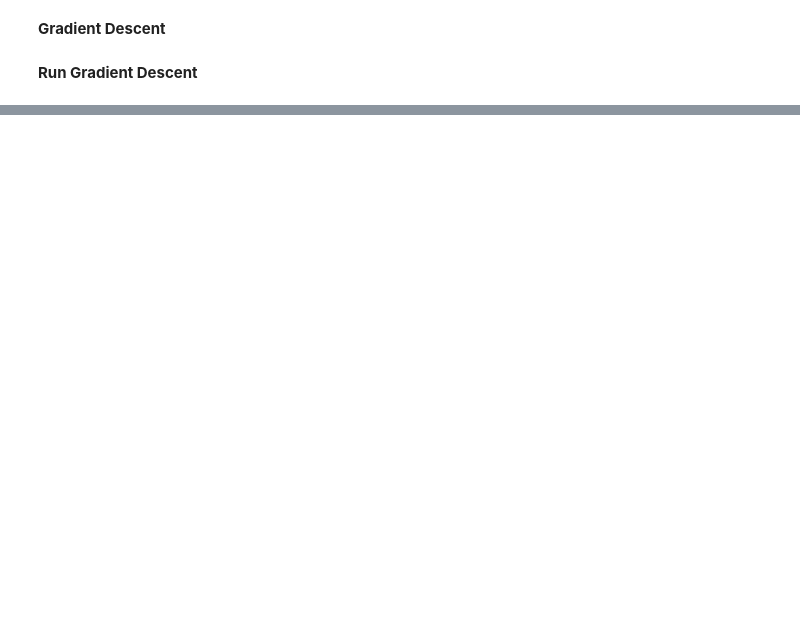
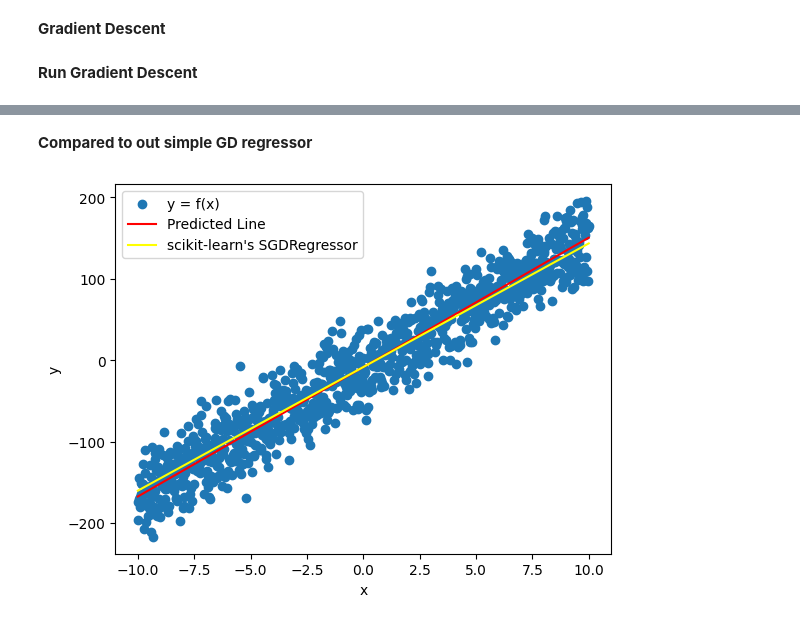
Before and after one commit to AblRhi/ML-Roadmap, a Jupyter notebook: 01_Regression/Gradient_Descent.ipynb, the cells around one changed output, grey strips where cells are left out. Drawn from its saved outputs; the diff is of its cells as text; code cells hidden in the pictures; blank space fills up the shorter version.

Commit message:
A quick comparison with sklearn's stochastic GD added

```diff
--- a/01_Regression/Gradient_Descent.ipynb
+++ b/01_Regression/Gradient_Descent.ipynb
@@ -68,0 +72,7 @@ plt.show()
+# %%
+from sklearn.linear_model import SGDRegressor
+
+x_2d = x.reshape(-1, 1) # made the inputs to a 2d array since sklearn expects a column of samples for every feature
+
+model = SGDRegressor(loss='squared_error')
+model.fit(X=x_2d, y=y)
@@ -68,0 +98,12 @@ plt.show()
+# %% [markdown]
+**Compared to out simple GD regressor**
+# %%
+plt.scatter(x, y, label="y = f(x)")
+plt.plot(x, y_hat, color='red', label="Predicted Line")
+plt.plot(x, model.predict(x_2d), color='yellow', label="scikit-learn's SGDRegressor")
+plt.xlabel("x")
+plt.ylabel("y")
+plt.legend()
+plt.show()
+# %% [output]
+[figure, added]
```
Also changed, not shown: parts of 5 cells of this notebook.
